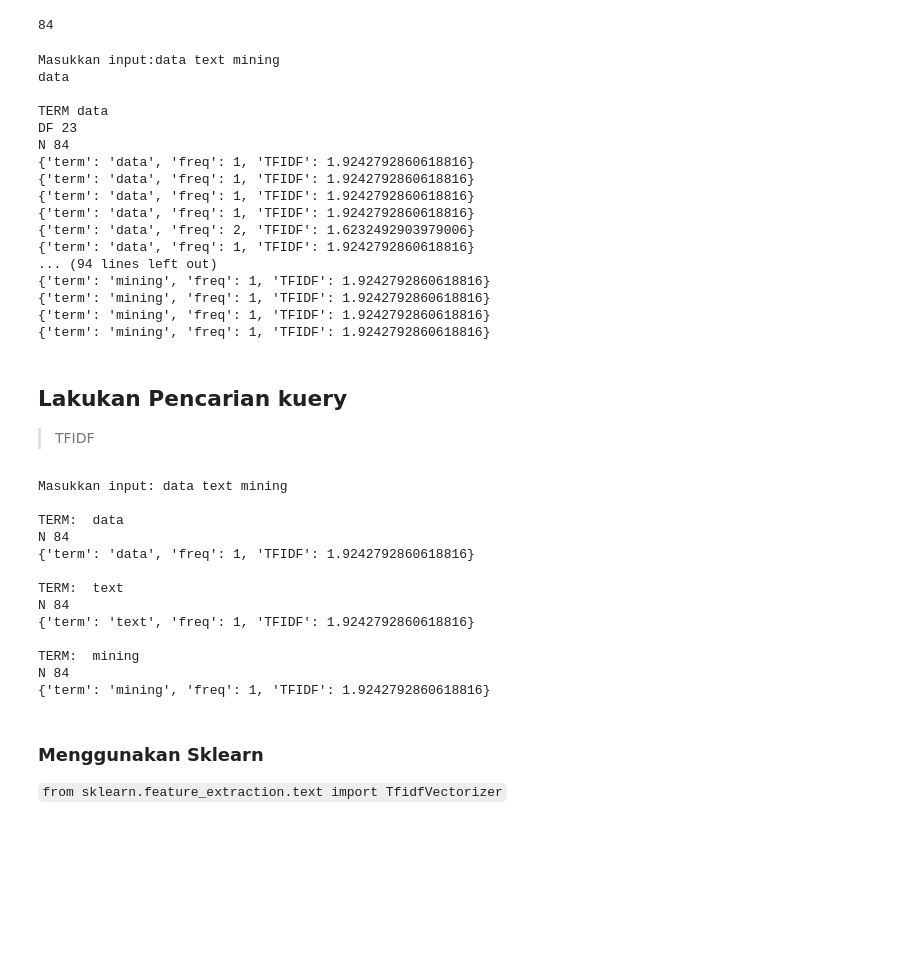
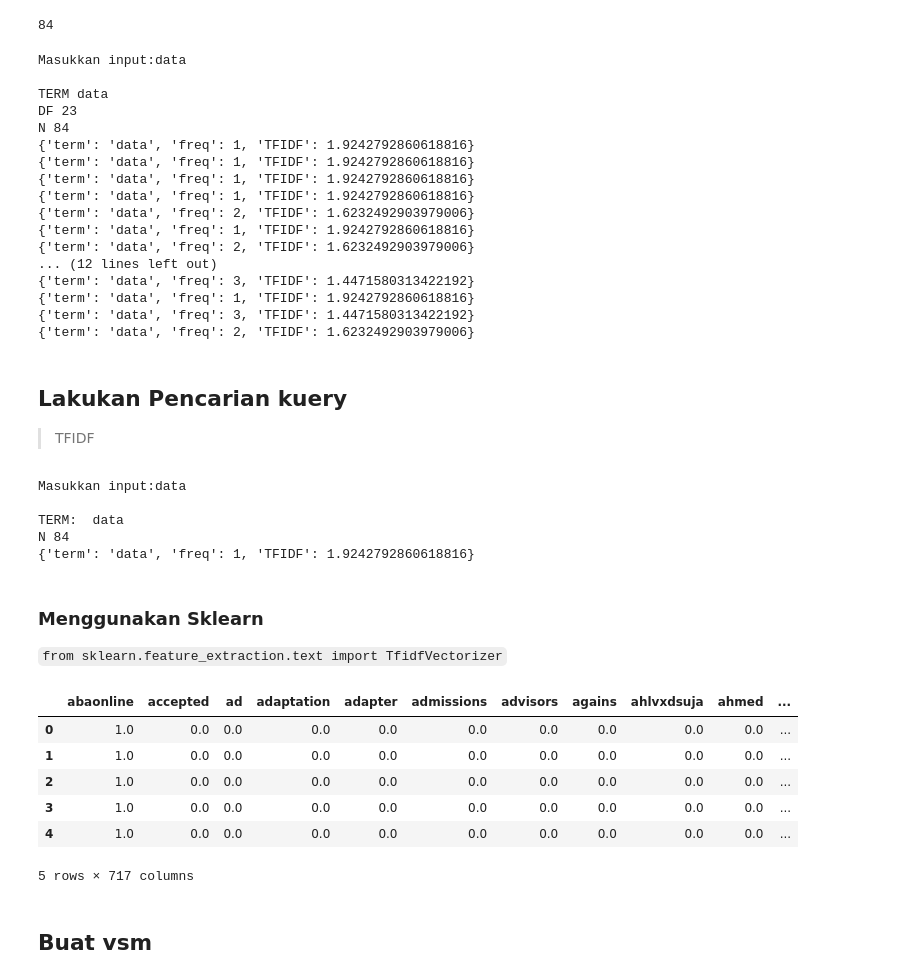
Before and after one commit to ackermanjayjay/tugas-tki, a Jupyter notebook: code/Tugas.ipynb, the cells around one changed output. Saved outputs shown, nothing was run; the diff lists cells and outputs as text; code cells hidden in the pictures; blank space fills up the shorter version.

Commit message:
make vsm tfidfQ done

```diff
--- a/code/Tugas.ipynb
+++ b/code/Tugas.ipynb
@@ -399,9 +396,9 @@ term=data_countVector
 korpus_search=input("Masukkan input:")
 korpus_search=text_preprocessing_process(korpus_search)
 for query in korpus_search.split():
-  cek_qury=data_countVector["term"]==text_preprocessing_process(query)
+  cek_query=data_countVector["term"]==text_preprocessing_process(query)
 
-  hasil_qu=data_countVector[cek_qury]
+  hasil_qu=data_countVector[cek_query]
   dict_hasil=hasil_qu[hasil_qu["tf"]!=0]
   hasil_term=dict_hasil["term"]
   hasil_tf=dict_hasil["tf"]
@@ -418,8 +415,7 @@ for query in korpus_search.split():
               }
     print(data_frame_TFIDF)
 # %% [output]
-Masukkan input:data text mining
-data
+Masukkan input:data
 
 TERM data
 DF 23
@@ -430,45 +426,42 @@ N 84
 {'term': 'data', 'freq': 1, 'TFIDF': 1.9242792860618816}
 {'term': 'data', 'freq': 2, 'TFIDF': 1.6232492903979006}
 {'term': 'data', 'freq': 1, 'TFIDF': 1.9242792860618816}
-... (94 lines left out)
-{'term': 'mining', 'freq': 1, 'TFIDF': 1.9242792860618816}
-{'term': 'mining', 'freq': 1, 'TFIDF': 1.9242792860618816}
-{'term': 'mining', 'freq': 1, 'TFIDF': 1.9242792860618816}
-{'term': 'mining', 'freq': 1, 'TFIDF': 1.9242792860618816}
+{'term': 'data', 'freq': 2, 'TFIDF': 1.6232492903979006}
+... (12 lines left out)
+{'term': 'data', 'freq': 3, 'TFIDF': 1.4471580313422192}
+{'term': 'data', 'freq': 1, 'TFIDF': 1.9242792860618816}
+{'term': 'data', 'freq': 3, 'TFIDF': 1.4471580313422192}
+{'term': 'data', 'freq': 2, 'TFIDF': 1.6232492903979006}
 # %% [markdown]
 ## Lakukan Pencarian kuery
 > TFIDF
 # %%
 term=data_countVector
-Qorpus=input("Masukkan input: ")
-korpus_search=text_preprocessing_process(Qorpus)
+korpus_search=input("Masukkan input:")
+korpus_search=text_preprocessing_process(korpus_search)
 for query in korpus_search.split():
-  cek_query=data_countVector["term"]==text_preprocessing_process(query)
-  hasil_query=data_countVector[cek_query] if 0 in data_countVector[cek_query] else  0
-  tfidfQ=hasil_query+1
-  print("\nTERM: ",query)
-  print("N",n_words)
-  tfidf=np.log10(n_words/ tfidfQ)
-  data_frame_TFIDF={
-                        "term":query,
-                        "freq": tfidfQ,
-                        "TFIDF":tfidf
-                    }
-  print(data_frame_TFIDF)
+  korpus=data_countVector["term"]
+
+  if (korpus==query).any():  # Buat kondisi kata yang di input harus sesusai kata yang ada di term
+    cek_query=data_countVector[data_countVector["term"]==query]  if 0 in data_countVector["tf"] else  0 # jika frequensi katanya 0 maka bernilai 1
+    tfidfQ=1
+    print("\nTERM: ",query)
+    print("N",n_words)
+    tfidf=np.log10(n_words/ tfidfQ)
+    data_frame_TFIDF={
+                          "term":query,
+                          "freq": tfidfQ,
+                          "TFIDF":tfidf
+                      }
+    print(data_frame_TFIDF)
+  else:
+    del query
 # %% [output]
-Masukkan input: data text mining
+Masukkan input:data
 
 TERM:  data
 N 84
 {'term': 'data', 'freq': 1, 'TFIDF': 1.9242792860618816}
-
-TERM:  text
-N 84
-{'term': 'text', 'freq': 1, 'TFIDF': 1.9242792860618816}
-
-TERM:  mining
-N 84
-{'term': 'mining', 'freq': 1, 'TFIDF': 1.9242792860618816}
 # %% [markdown]
 
 ### Menggunakan Sklearn
@@ -491,3 +473,3 @@ tfidf_df_.tail()
 # %%
-data_unigram_TFIDF = pd.DataFrame(vecotr_tfIDF.toarray(), columns=tfidf_transform.get_feature_names_out())
-data_unigram_TFIDF.head()
+korpus_tfidf=vecotr_tfIDF.toarray()
+name=tfidf_transform.get_feature_names_out()
@@ -501,0 +476,14 @@ df_tfIdf .head()
+# %%
+matrices_indices_tf = pd.DataFrame(korpus_tfidf,
+                                columns=name)
+matrices_indices_tf.head()
+# %% [output]
+|  | abaonline | accepted | ad | adaptation | adapter | admissions | advisors | agains | ahlvxdsuja | ahmed | ... |
+| 0 | 1.0 | 0.0 | 0.0 | 0.0 | 0.0 | 0.0 | 0.0 | 0.0 | 0.0 | 0.0 | ... |
+| 1 | 1.0 | 0.0 | 0.0 | 0.0 | 0.0 | 0.0 | 0.0 | 0.0 | 0.0 | 0.0 | ... |
+| 2 | 1.0 | 0.0 | 0.0 | 0.0 | 0.0 | 0.0 | 0.0 | 0.0 | 0.0 | 0.0 | ... |
+| 3 | 1.0 | 0.0 | 0.0 | 0.0 | 0.0 | 0.0 | 0.0 | 0.0 | 0.0 | 0.0 | ... |
+| 4 | 1.0 | 0.0 | 0.0 | 0.0 | 0.0 | 0.0 | 0.0 | 0.0 | 0.0 | 0.0 | ... |
+5 rows × 717 columns
+# %% [markdown]
+## Buat vsm
```
Also changed, not shown: parts of 8 cells of this notebook.
